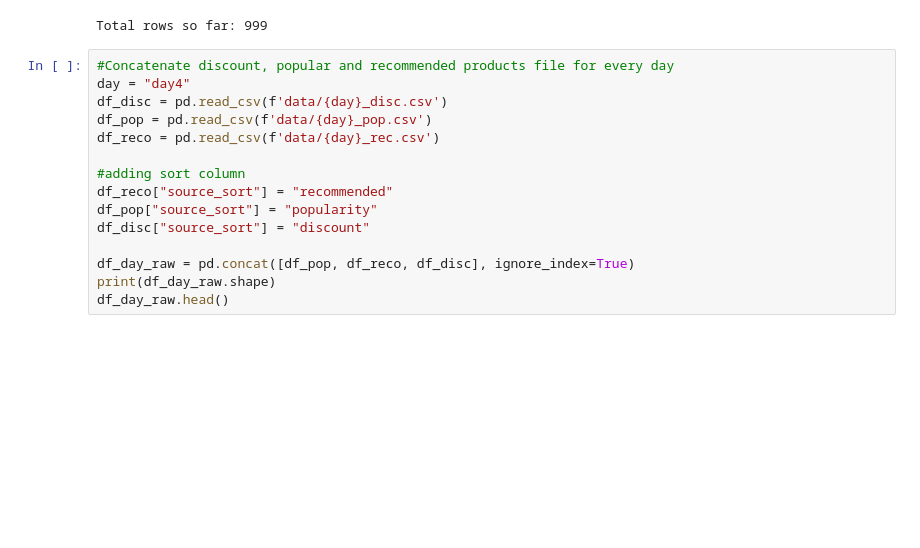
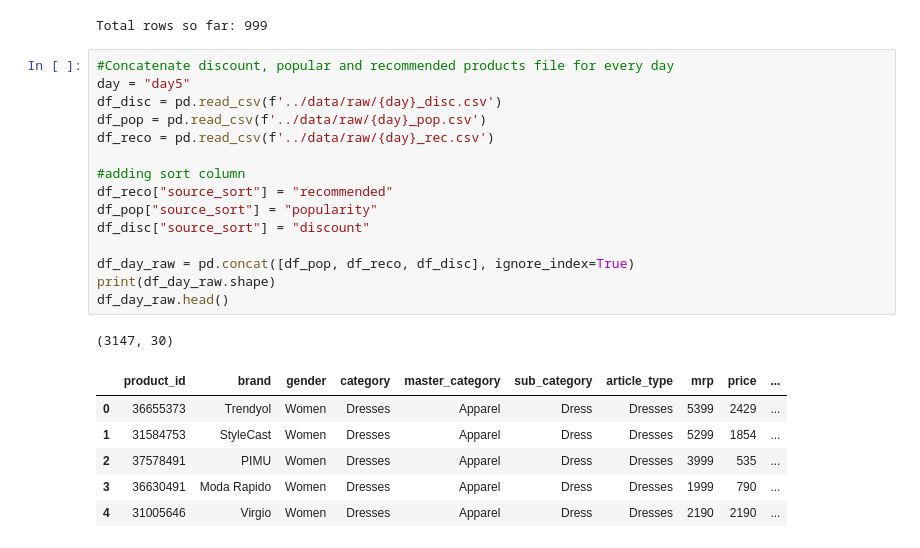
Before and after one commit to manjuq/ecommerce_product_scraping, a Jupyter notebook: scraping/scrape_product_listings.ipynb, the cells around one changed output. Drawn from its saved outputs; the diff is of its cells as text; blank space fills up the shorter version.

Commit message:
Day 5 data extraction and initial EDA

```diff
--- a/scraping/scrape_product_listings.ipynb
+++ b/scraping/scrape_product_listings.ipynb
@@ -163,19 +159,27 @@ print("Total rows so far:", final_df.shape[0])
 Total rows so far: 999
 # %%
 #Concatenate discount, popular and recommended products file for every day
-day = "day4"
-df_disc = pd.read_csv(f'data/{day}_disc.csv')
-df_pop = pd.read_csv(f'data/{day}_pop.csv')
-df_reco = pd.read_csv(f'data/{day}_rec.csv')
+day = "day5"
+df_disc = pd.read_csv(f'../data/raw/{day}_disc.csv')
+df_pop = pd.read_csv(f'../data/raw/{day}_pop.csv')
+df_reco = pd.read_csv(f'../data/raw/{day}_rec.csv')
 
 #adding sort column
 df_reco["source_sort"] = "recommended"
 df_pop["source_sort"] = "popularity"
 df_disc["source_sort"] = "discount"
 
 df_day_raw = pd.concat([df_pop, df_reco, df_disc], ignore_index=True)
 print(df_day_raw.shape)
 df_day_raw.head()
+# %% [output]
+(3147, 30)
+|  | product_id | brand | gender | category | master_category | sub_category | article_type | mrp | price | ... |
+| 0 | 36655373 | Trendyol | Women | Dresses | Apparel | Dress | Dresses | 5399 | 2429 | ... |
+| 1 | 31584753 | StyleCast | Women | Dresses | Apparel | Dress | Dresses | 5299 | 1854 | ... |
+| 2 | 37578491 | PIMU | Women | Dresses | Apparel | Dress | Dresses | 3999 | 535 | ... |
+| 3 | 36630491 | Moda Rapido | Women | Dresses | Apparel | Dress | Dresses | 1999 | 790 | ... |
+| 4 | 31005646 | Virgio | Women | Dresses | Apparel | Dress | Dresses | 2190 | 2190 | ... |
 # %%
 #drop_duplicates
 df_day = df_day_raw.drop_duplicates(subset=['product_id', 'snapshot_date'])
```
Also changed, not shown: parts of 5 cells of this notebook, 7 other files.
